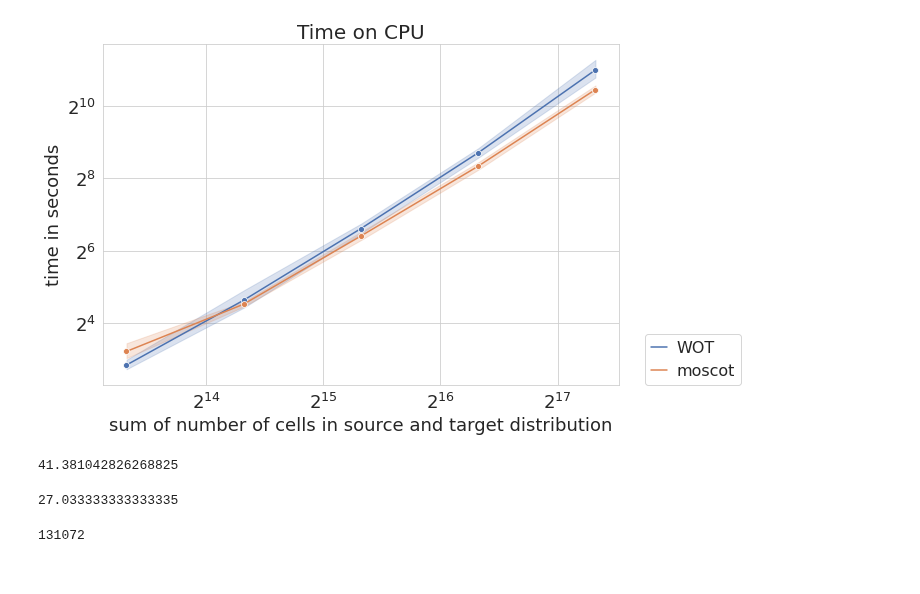
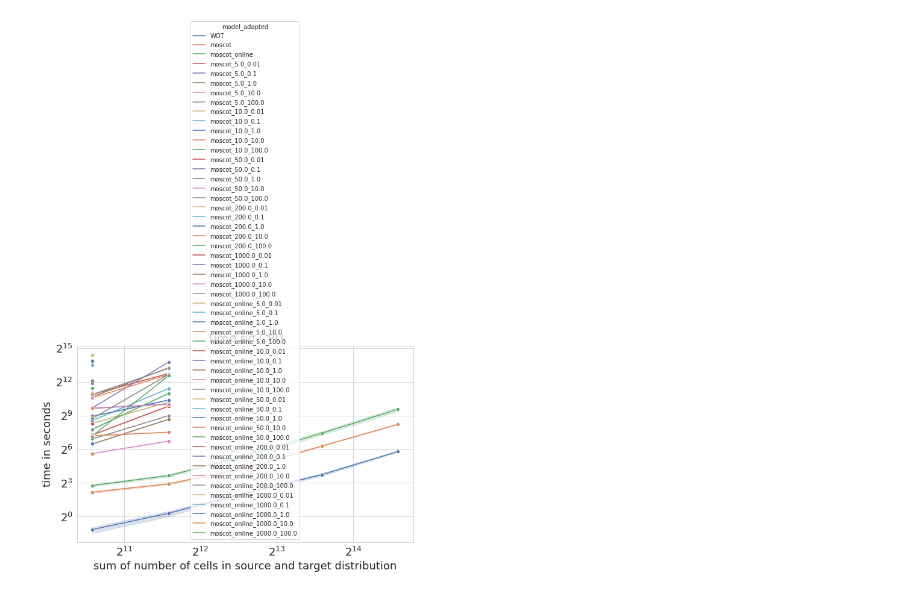
Before and after one commit to theislab/moscot_benchmarks, a Jupyter notebook: experiments/time/simulated_data/notebooks/MIA_figures/tedsim_cpu_time_benchmark.ipynb, the cells around one changed output. Drawn from its saved outputs; the diff is of its cells as text; code cells hidden in the pictures.

Commit message:
adapted configs

```diff
--- a/experiments/time/simulated_data/notebooks/MIA_figures/tedsim_cpu_time_benchmark.ipynb
+++ b/experiments/time/simulated_data/notebooks/MIA_figures/tedsim_cpu_time_benchmark.ipynb
@@ -15,2 +14,0 @@ results = seml.get_results('cpu_time_benchmark')
-# %%
-results = results[results["config.model"] != "Moscot_online"]
@@ -19,10 +15,10 @@ results.to_csv(os.path.join("dataframes", "f_cpu_time_full_rank.csv"))
 # %%
 dic = {}
-dic["/home/icb/dominik.klein/data/tedsim_processed/tedsim_16384_65536_adata.h5ad"] = 16384+65536
-dic["/home/icb/dominik.klein/data/tedsim_processed/tedsim_2048_8192_adata.h5ad"] = 2048+8192
-dic["/home/icb/dominik.klein/data/tedsim_processed/tedsim_32768_131072_adata.h5ad"] = 32768+131072
-dic["/home/icb/dominik.klein/data/tedsim_processed/tedsim_4096_16384_adata.h5ad"] = 4096+16384
-dic["/home/icb/dominik.klein/data/tedsim_processed/tedsim_8192_32768_adata.h5ad"] = 8192+32768
+dic["/home/icb/dominik.klein/data/adatas_tedsim_benchmark/adatas/1024_true_coupling.h5ad"] = 512+1024
+dic["/home/icb/dominik.klein/data/adatas_tedsim_benchmark/adatas/2048_true_coupling.h5ad"] = 1024+2048
+dic["/home/icb/dominik.klein/data/adatas_tedsim_benchmark/adatas/4096_true_coupling.h5ad"] = 2048+4096
+dic["/home/icb/dominik.klein/data/adatas_tedsim_benchmark/adatas/8192_true_coupling.h5ad"] = 4096+8192
+dic["/home/icb/dominik.klein/data/adatas_tedsim_benchmark/adatas/16384_true_coupling.h5ad"] = 8192+16384
 # %%
 import seaborn as sns
 sns.set_style("whitegrid", {'xtick.direction': 'out', 'xtick.major.size': 5.0, 'xtick.minor.size': 5.0,
@@ -41,49 +50,51 @@ labels_dict["WOT"] = "WOT"
 # %%
-results["n_cells"] = results["config.anndata_dir"].map(dic)
+results["true_couplings_dir"] = results.apply(lambda x: x["config.dirs"][1], axis=1)
+results["n_cells"] = results["true_couplings_dir"].map(dic)
 # %%
-d = results
+def adapt_model(x):
+    if x["config.model"] == "WOT":
+        return "WOT"
+    rank = x["config.rank"]
+    gamma = x["config.gamma"]
+    if x["config.online"]:
+        if np.isnan(rank):
+            return "moscot_online"
+        return f"moscot_online_{rank}_{gamma}"
+    if np.isnan(rank):
+        return "moscot"
+    return f"moscot_{rank}_{gamma}"
+
+results["model_adapted"] = results.apply(lambda x: adapt_model(x), axis=1)
 # %%
 rows = 1
 cols = 1
 size = 5
 
 
 fig, axs = plt.subplots(rows, cols, figsize=(2*cols*(size),rows*(size+1)))
-pl = sns.lineplot(x='n_cells', y='result', hue="config.model", marker='o',
-                     data=d, ax=axs, palette=palette, markers=True)
+pl = sns.lineplot(x='n_cells', y='result.benchmark_result', hue="model_adapted", marker='o',
+                     data=results, ax=axs, palette=palette, markers=True)
 plt.xscale('log', basex=2)
 plt.yscale('log', basey=2)
 handles, _labels = axs.get_legend_handles_labels()
 
-labels = [*map(labels_dict.get, _labels)]
+#labels = [*map(labels_dict.get, _labels)]
 
-axs.legend(handles, labels, frameon=True, fontsize = 16, ncol=1, loc=(1.05,0),
-            handlelength=1, handletextpad=0.6, borderaxespad=.4, columnspacing=.6)
+#axs.legend(handles, labels, frameon=True, fontsize = 16, ncol=1, loc=(1.05,0),
+#            handlelength=1, handletextpad=0.6, borderaxespad=.4, columnspacing=.6)
 
 axs.set_ylabel('time in seconds', fontsize=18)
 
 axs.set_xlabel('sum of number of cells in source and target distribution', fontsize=18)
 axs.tick_params(axis='both', which='major', labelsize=18)
 axs.set_title("Time on CPU", fontsize=20)
 _, xlabels = plt.xticks()
 
 
 
 
 plt.tight_layout()
 
-plt.savefig(os.path.join("figures", "f_cpu_time_full_rank.png"), dpi=300)
+#plt.savefig(os.path.join("figures", "f_cpu_time_full_rank.png"), dpi=300)
 # %% [output]
-[figure, old version]
+[figure, new version]
-# %%
-results[results["config.model"]=="WOT"]["result"].max()/60
-# %% [output]
-41.381042826268825
-# %%
-1622/60
-# %% [output]
-27.033333333333335
-# %%
-2**17
-# %% [output]
-131072
```
Also changed, not shown: parts of 8 cells of this notebook, 3 other files.
